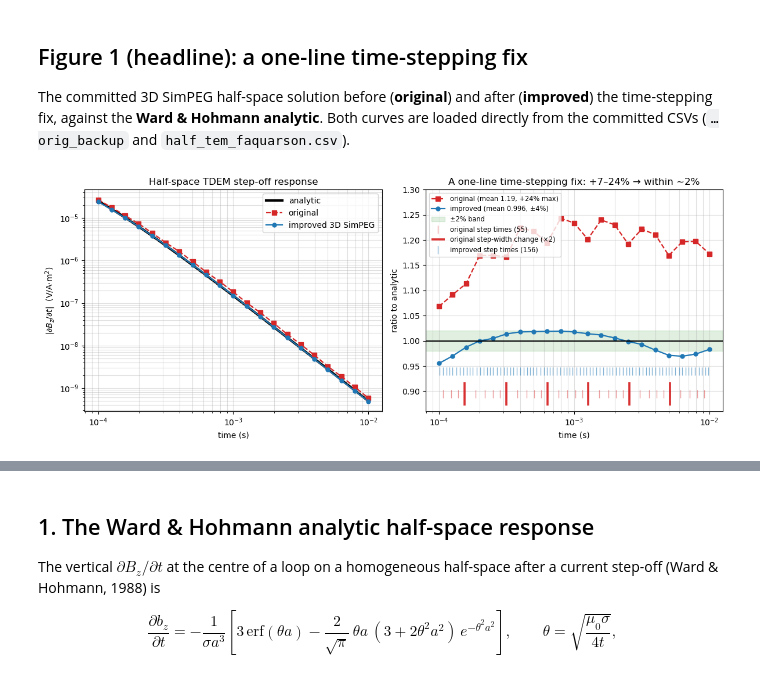
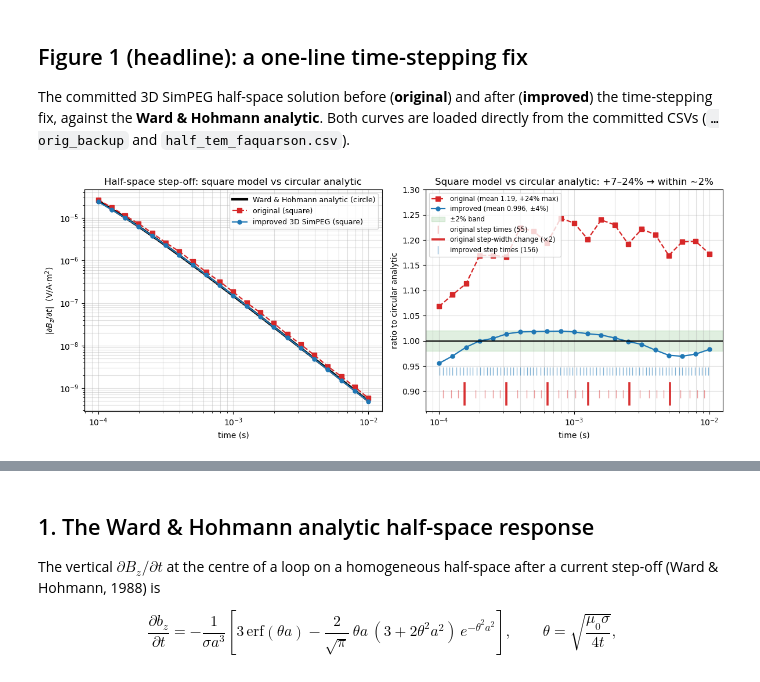
Before and after one commit to lheagy/comparision_tdem_Li_et_al_2017, a Jupyter notebook: halfspace_validation_and_timestep_fix.ipynb, the cells around one changed output, grey strips where cells are left out. Cells and saved outputs as stored; diff of their text form; code cells hidden in the pictures.

```diff
--- a/halfspace_validation_and_timestep_fix.ipynb
+++ b/halfspace_validation_and_timestep_fix.ipynb
@@ -132,38 +132,38 @@ _do = np.abs(_orig["voltage_V_Am2"].values)
 _di = np.abs(_impr["voltage_V_Am2"].values)
 
 fig, ax = plt.subplots(1, 2, figsize=(12, 4.8))
-ax[0].loglog(_t, _an, 'k-',  lw=3.0, label='analytic', zorder=1)
-ax[0].loglog(_t, _do, 'C3s--', ms=6, lw=1.6, label='original', zorder=2)
-ax[0].loglog(_t, _di, 'C0o-',  ms=5, lw=1.6, label='improved 3D SimPEG', zorder=3)
+ax[0].loglog(_t, _an, 'k-',  lw=3.0, label='Ward & Hohmann analytic (circle)', zorder=1)
+ax[0].loglog(_t, _do, 'C3s--', ms=6, lw=1.6, label='original (square)', zorder=2)
+ax[0].loglog(_t, _di, 'C0o-',  ms=5, lw=1.6, label='improved 3D SimPEG (square)', zorder=3)
 ax[0].set_xlabel('time (s)'); ax[0].set_ylabel(r'$|\partial B_z/\partial t|$  (V/A·m$^2$)')
-ax[0].grid(True, which='both', alpha=.4); ax[0].legend(fontsize=10)
-ax[0].set_title('Half-space TDEM step-off response')
+ax[0].grid(True, which='both', alpha=.4); ax[0].legend(fontsize=9)
+ax[0].set_title('Half-space step-off: square model vs circular analytic')
 ax[1].semilogx(_t, _do/_an, 'C3s--', ms=6, lw=1.6,
                label=f'original (mean {(_do/_an).mean():.2f}, +{(_do/_an-1).max()*100:.0f}% max)')
 ax[1].semilogx(_t, _di/_an, 'C0o-', ms=5, lw=1.6,
                label=f'improved (mean {(_di/_an).mean():.3f}, ±{np.abs(_di/_an-1).max()*100:.0f}%)')
 ax[1].axhspan(0.98, 1.02, color='green', alpha=.12, label='±2% band')
 ax[1].axhline(1, color='k', lw=1.5); ax[1].set_ylim(0.86, 1.3)
 
 # rug of actual backward-Euler step times (cumulative); the early-time zig-zag tracks where the coarse
 # original steps fall relative to the observation channels. BOLD red lines mark where the original step
 # WIDTH changes (the ×2 level boundaries).
 def _step_times(n, r, s, p):
     sizes = np.hstack([np.ones(p)*s*r**i for i in range(n)])
     tcum = np.cumsum(sizes)
     return tcum, tcum[np.where(np.diff(sizes) > 0)[0]]
 _to, _wc = _step_times(11, 2.0, 1e-6, 5)
 _ti, _   = _step_times(26, 1.4, 3e-7, 6)
 _win = lambda x: x[(x >= _t.min()) & (x <= _t.max())]
 ax[1].plot(_win(_to), np.full_like(_win(_to), 0.895), '|', color='C3', ms=10, mew=1.0,
            alpha=.45, label=f'original step times ({len(_to)})')
 ax[1].vlines(_win(_wc), 0.872, 0.918, color='C3', lw=2.6, alpha=.95, zorder=5,
              label='original step-width change (×2)')
 ax[1].plot(_win(_ti), np.full_like(_win(_ti), 0.94), '|', color='C0', ms=10, mew=1.0,
            alpha=.55, label=f'improved step times ({len(_ti)})')
-ax[1].set_xlabel('time (s)'); ax[1].set_ylabel('ratio to analytic')
+ax[1].set_xlabel('time (s)'); ax[1].set_ylabel('ratio to circular analytic')
 ax[1].grid(True, which='both', alpha=.4); ax[1].legend(fontsize=8.2, loc='upper left')
-ax[1].set_title('A one-line time-stepping fix: +7–24% → within ~2%')
+ax[1].set_title('Square model vs circular analytic: +7–24% → within ~2%')
 plt.tight_layout(); plt.savefig('fig_hero.png', dpi=140); plt.show()
 # %% [output]
-[figure, old version]
+[figure, new version]
```
Also changed, not shown: parts of 4 cells of this notebook, 6 other files.
